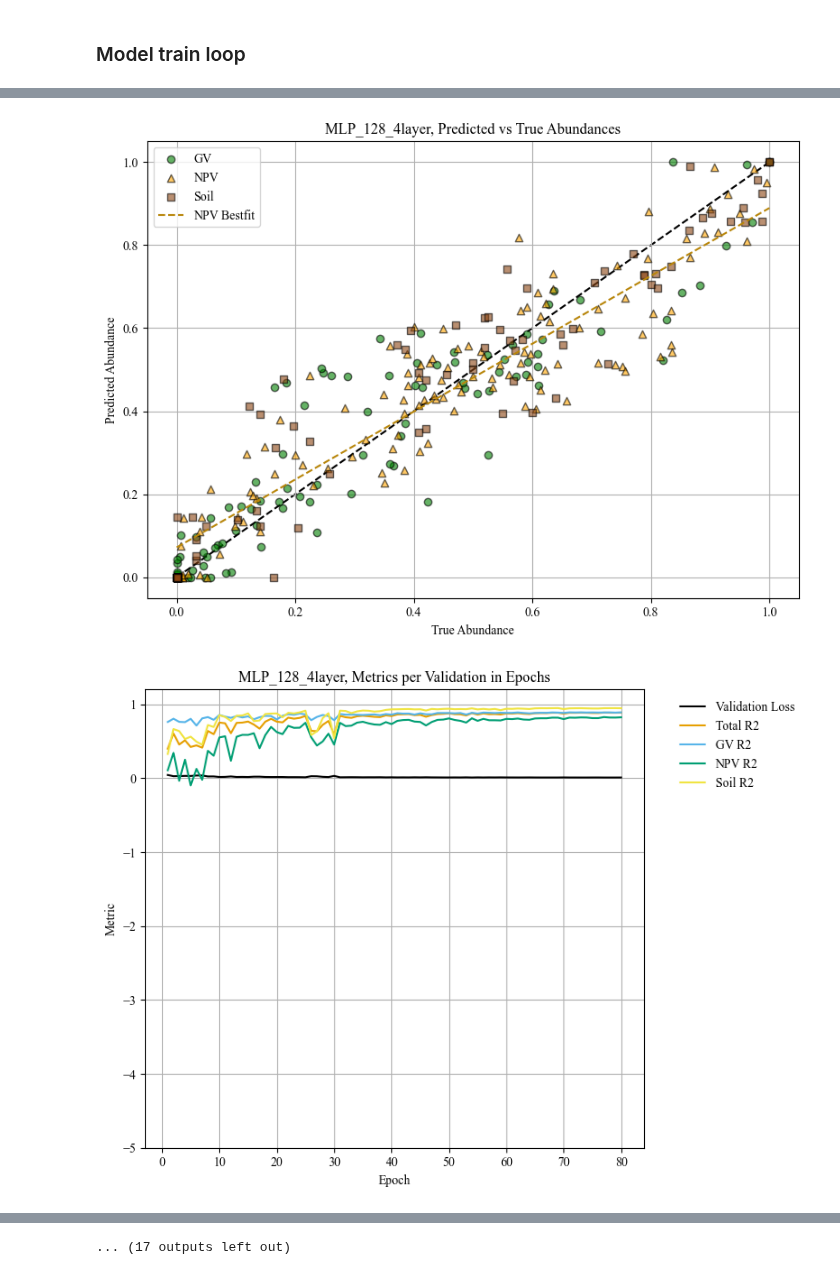
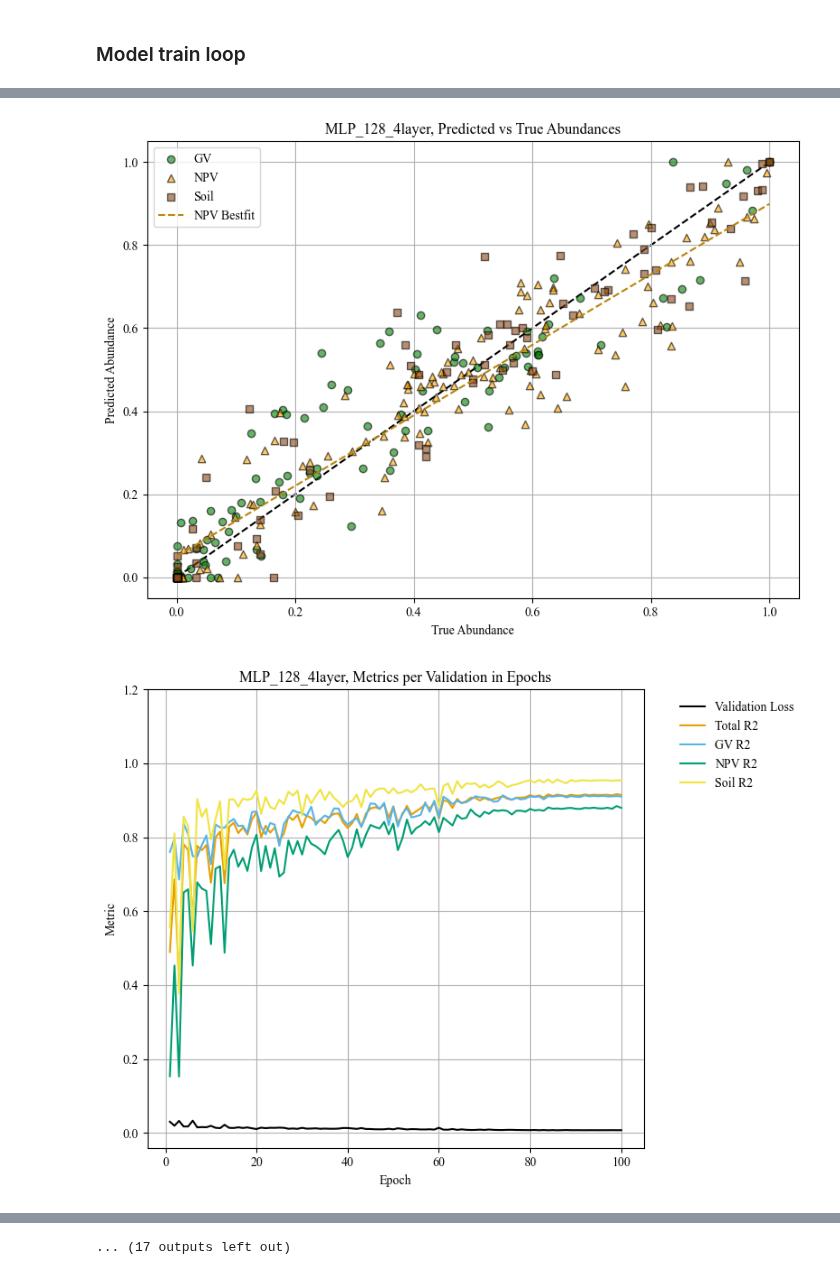
Before and after one commit to utat-ss/FINCH-Science_Unmixing, a Jupyter notebook: runs/dl/simpler_data/mlp/mlp.ipynb, the cells around one changed output, grey strips where cells are left out. Drawn from its saved outputs; the diff is of its cells as text; code cells hidden in the pictures.

```diff
--- a/runs/dl/simpler_data/mlp/mlp.ipynb
+++ b/runs/dl/simpler_data/mlp/mlp.ipynb
@@ -52,7 +55,7 @@ Using device: cuda
 save_path = rf"{github_root}\data\simpler_data_rwc.csv"
 
 batch_size = 32
-epoch = 80
+epoch = 100
 n_tb_epoch = 47
 # %%
 # Define model configs
@@ -103,10 +106,10 @@ for i in range(len(models_list)):
 
     cfg_dict = models_list[i]
     lr = lr_list[i]
-    save_dir = dir_list[i]
+    save_dir = github_root / 'runs' / 'dl' / 'simpler_data' / 'mlp' / dir_list[i]
     model_name = name_list[i]
 
-    dataloaders = get_data(save_path=save_path, spec_range=[900, 1690], batch_size=32)
+    dataloaders = get_data(save_path=save_path, spec_range=[900, 1690], batch_size=32, SNV=True)
     model = MLP(**cfg_dict).to(device)
     optimizer = torch.optim.AdamW(model.parameters(), lr=lr, weight_decay=1e-2)
     lr_scheduler = torch.optim.lr_scheduler.CosineAnnealingLR(optimizer, T_max=epoch*n_tb_epoch, eta_min=1e-6)
@@ -122,8 +125,9 @@ for i in range(len(models_list)):
         n_tb_epoch=n_tb_epoch,
         device=device,
         dtype=torch.float32,
-        save_dir=save_dir,
-        model_name=model_name
+        save_dir=str(save_dir),
+        model_name=model_name,
+        fine_tuning=False
     )
 
     mlp_dict[model_name] = model_dict
@@ -187,3 +191,3 @@ Epoch 80/80 complete. Train Loss: 0.010405, Val Loss: 0.009274
 Training complete, starting testing
-[figure, old version]
+[figure, new version]
-[figure, old version]
+[figure, new version]
```
Also changed, not shown: parts of 4 cells of this notebook, 48 other files.
